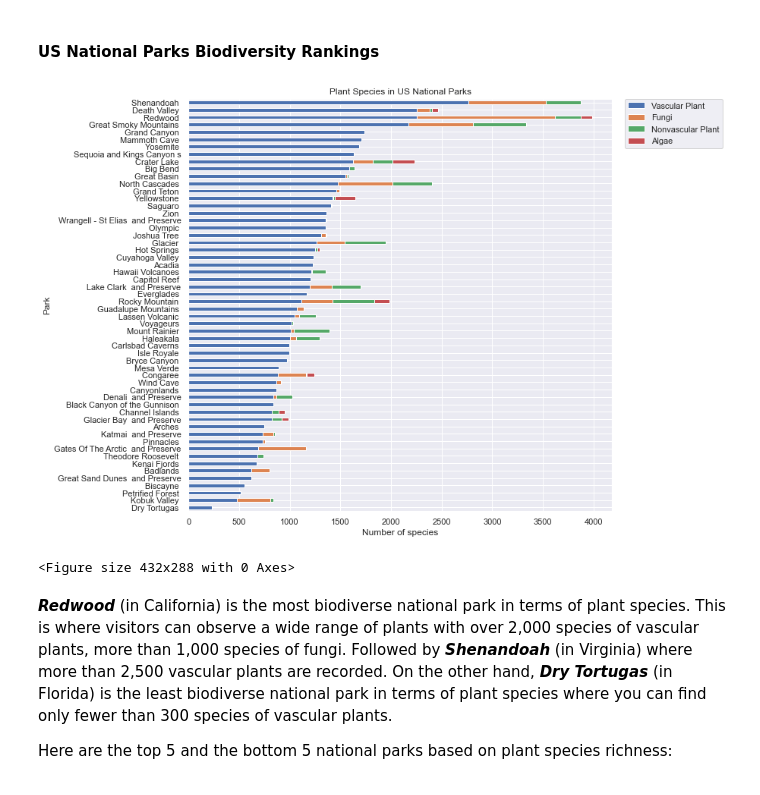
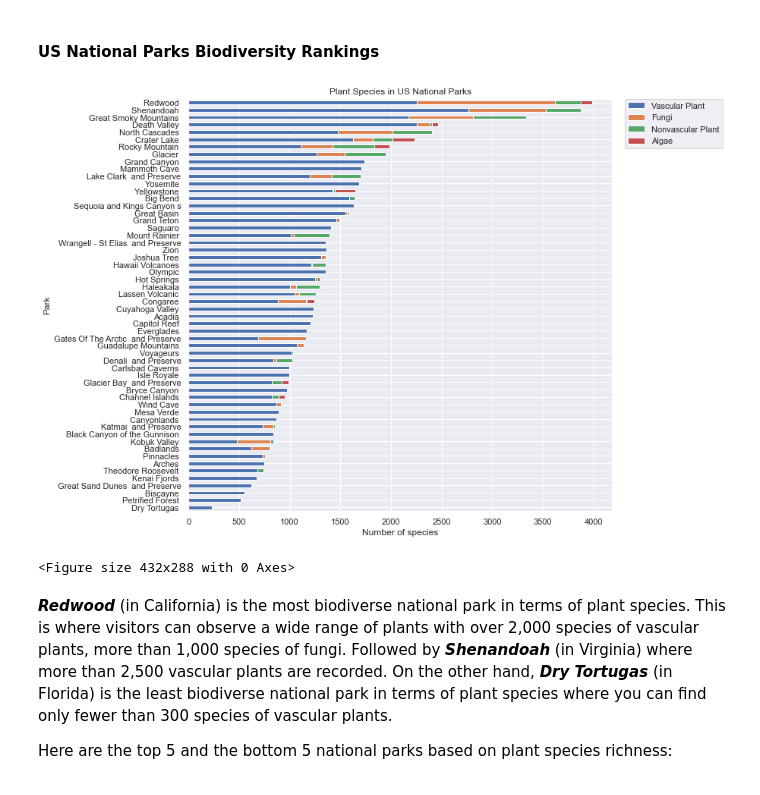
Before and after one commit to breyenguyen/biodiversity, a Jupyter notebook: biodiversity.ipynb, the cells around one changed output. Cells and saved outputs as stored; diff of their text form; code cells hidden in the pictures.

```diff
--- a/biodiversity.ipynb
+++ b/biodiversity.ipynb
@@ -249,28 +249,33 @@ Taking a glance at the chart, we see that ***Vasular Plant*** is the largest gro
 # %%
 ## Group data by park_name and category
 cat_park = park_species.groupby(['park_name', 'category']).scientific_name.count().reset_index()
 pivoted_cat_park = pd.pivot_table(
     data=cat_park, index='park_name',
     columns='category',
     values='scientific_name'
 )
 
 ## Create a new dataframe for number of species
 plant_park = pivoted_cat_park.filter(['Vascular Plant', 'Fungi', 'Nonvascular Plant', 'Algae'], axis=1)
 
+plant_park['Total'] = plant_park.apply(lambda row: np.sum(row), axis=1)
+
 ## Sort data based on conservation status - Changing this one will result in a different chart
-plant_park.sort_values(by='Vascular Plant', inplace=True)
+plant_park.sort_values(by='Total', inplace=True)
 
 ## Plot a bar plot to compare the total numbers of plant species in each park
-plant_park.plot(kind='barh', stacked=True, figsize=(10,10))
+plant_park.plot(
+    y=['Vascular Plant', 'Fungi', 'Nonvascular Plant', 'Algae'],
+    kind='barh', stacked=True, figsize=(10,10)
+)
 plt.legend(bbox_to_anchor=(1.02, 1.01))
 plt.title('Plant Species in US National Parks')
 plt.ylabel('Park', fontsize=12)
 plt.xlabel('Number of species', fontsize=12)
 plt.show()
 plt.clf()
 # %% [output]
-[figure, old version]
+[figure, new version]
 <Figure size 432x288 with 0 Axes>
 # %% [markdown]
 ***Redwood*** (in California) is the most biodiverse national park in terms of plant species. This is where visitors can observe a wide range of plants with over 2,000 species of vascular plants, more than 1,000 species of fungi. Followed by ***Shenandoah*** (in Virginia) where more than 2,500 vascular plants are recorded. On the other hand, ***Dry Tortugas*** (in Florida) is the least biodiverse national park in terms of plant species where you can find only fewer than 300 species of vascular plants.
```
Also changed, not shown: parts of 4 cells of this notebook.
